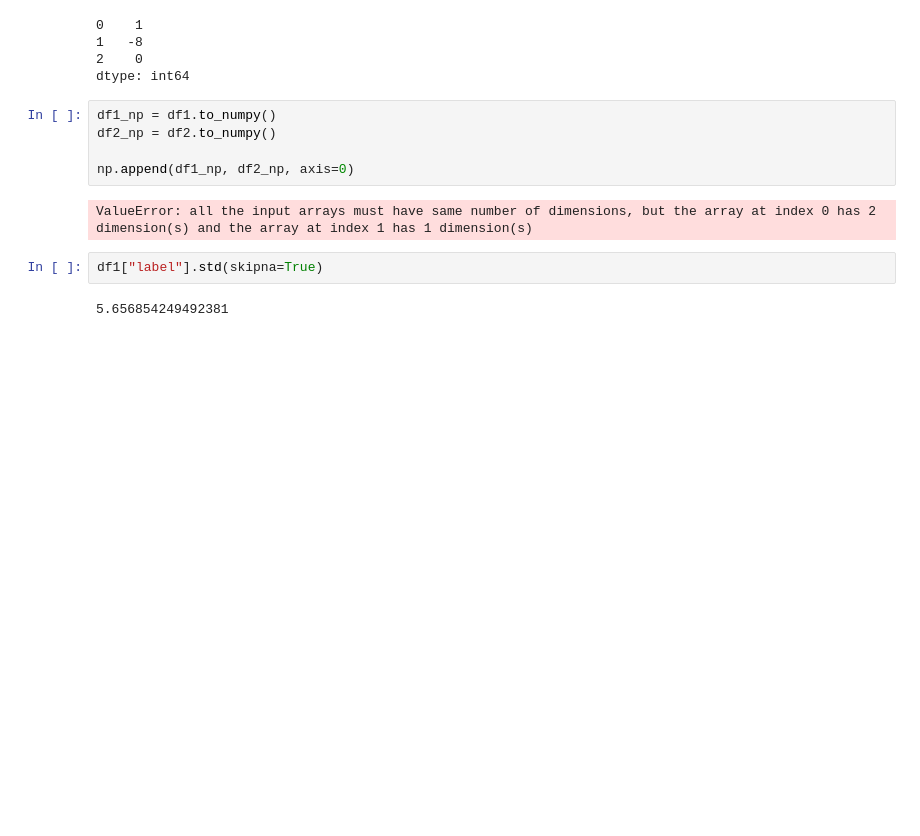
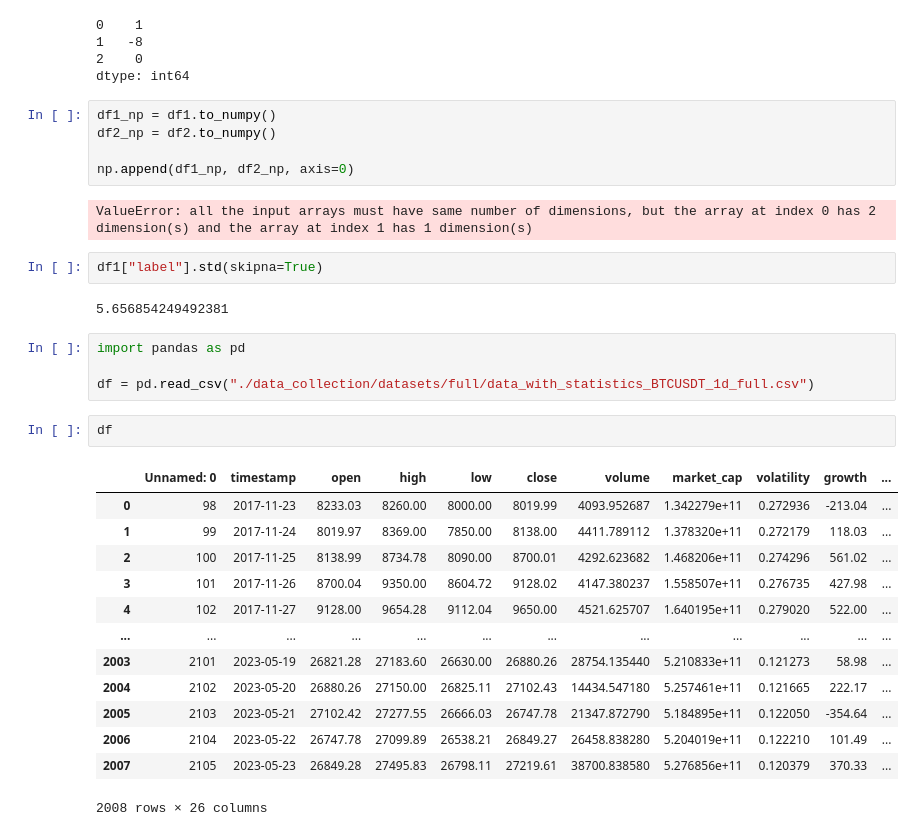
Before and after one commit to okkostenko/crypto_price_prediction_starknet, a Jupyter notebook: scratch_pad.ipynb, the cells around one changed output. Saved outputs shown, nothing was run; the diff lists cells and outputs as text; blank space fills up the shorter version.

```diff
--- a/scratch_pad.ipynb
+++ b/scratch_pad.ipynb
@@ -99,3 +99,23 @@ ValueError: all the input arrays must have same number of dimensions, but the ar
 df1["label"].std(skipna=True)
 # %% [output]
 5.656854249492381
+# %%
+import pandas as pd
+
+df = pd.read_csv("./data_collection/datasets/full/data_with_statistics_BTCUSDT_1d_full.csv")
+# %%
+df
+# %% [output]
+|  | Unnamed: 0 | timestamp | open | high | low | close | volume | market_cap | volatility | growth | ... |
+| 0 | 98 | 2017-11-23 | 8233.03 | 8260.00 | 8000.00 | 8019.99 | 4093.952687 | 1.342279e+11 | 0.272936 | -213.04 | ... |
+| 1 | 99 | 2017-11-24 | 8019.97 | 8369.00 | 7850.00 | 8138.00 | 4411.789112 | 1.378320e+11 | 0.272179 | 118.03 | ... |
+| 2 | 100 | 2017-11-25 | 8138.99 | 8734.78 | 8090.00 | 8700.01 | 4292.623682 | 1.468206e+11 | 0.274296 | 561.02 | ... |
+| 3 | 101 | 2017-11-26 | 8700.04 | 9350.00 | 8604.72 | 9128.02 | 4147.380237 | 1.558507e+11 | 0.276735 | 427.98 | ... |
+| 4 | 102 | 2017-11-27 | 9128.00 | 9654.28 | 9112.04 | 9650.00 | 4521.625707 | 1.640195e+11 | 0.279020 | 522.00 | ... |
+| ... | ... | ... | ... | ... | ... | ... | ... | ... | ... | ... | ... |
+| 2003 | 2101 | 2023-05-19 | 26821.28 | 27183.60 | 26630.00 | 26880.26 | 28754.135440 | 5.210833e+11 | 0.121273 | 58.98 | ... |
+| 2004 | 2102 | 2023-05-20 | 26880.26 | 27150.00 | 26825.11 | 27102.43 | 14434.547180 | 5.257461e+11 | 0.121665 | 222.17 | ... |
+| 2005 | 2103 | 2023-05-21 | 27102.42 | 27277.55 | 26666.03 | 26747.78 | 21347.872790 | 5.184895e+11 | 0.122050 | -354.64 | ... |
+| 2006 | 2104 | 2023-05-22 | 26747.78 | 27099.89 | 26538.21 | 26849.27 | 26458.838280 | 5.204019e+11 | 0.122210 | 101.49 | ... |
+| 2007 | 2105 | 2023-05-23 | 26849.28 | 27495.83 | 26798.11 | 27219.61 | 38700.838580 | 5.276856e+11 | 0.120379 | 370.33 | ... |
+2008 rows × 26 columns
```
Also changed, not shown: parts of 2 cells of this notebook, 24 other files.
